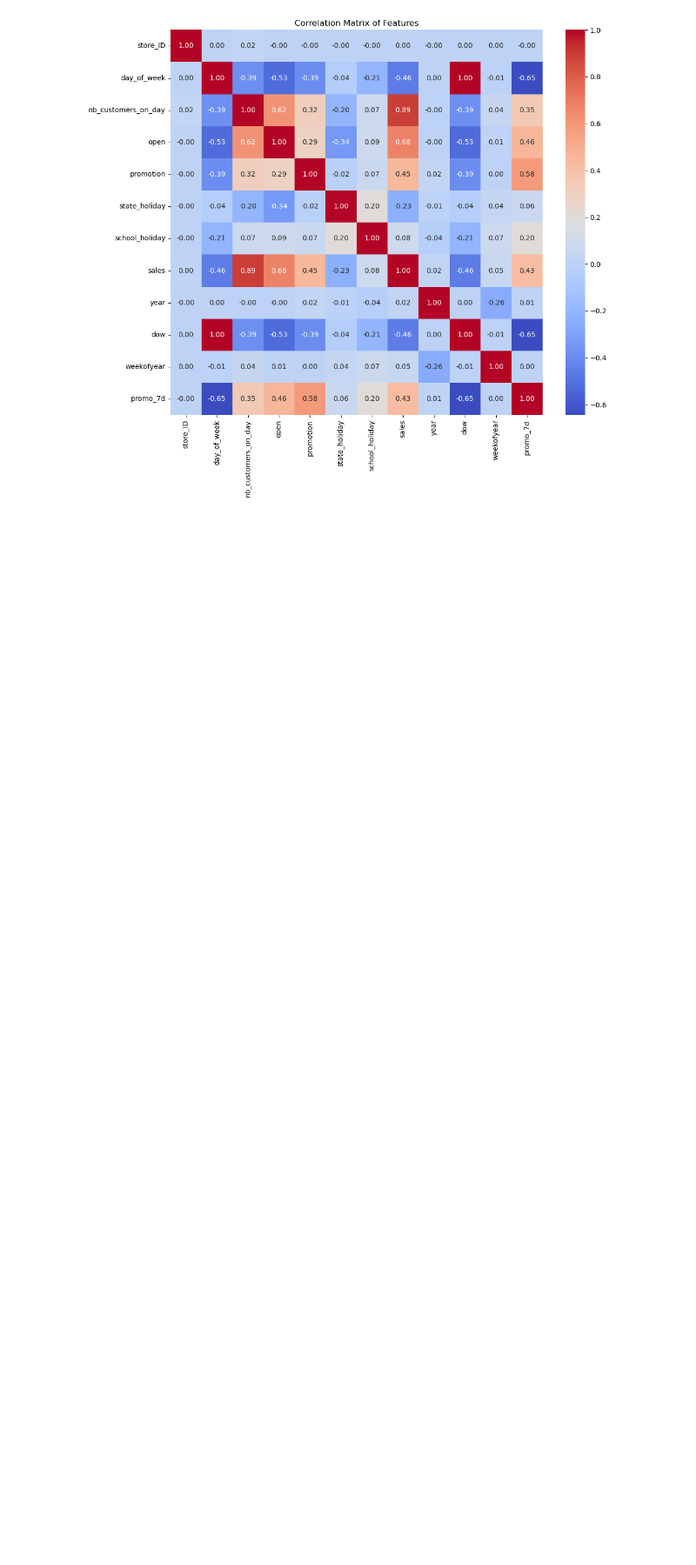
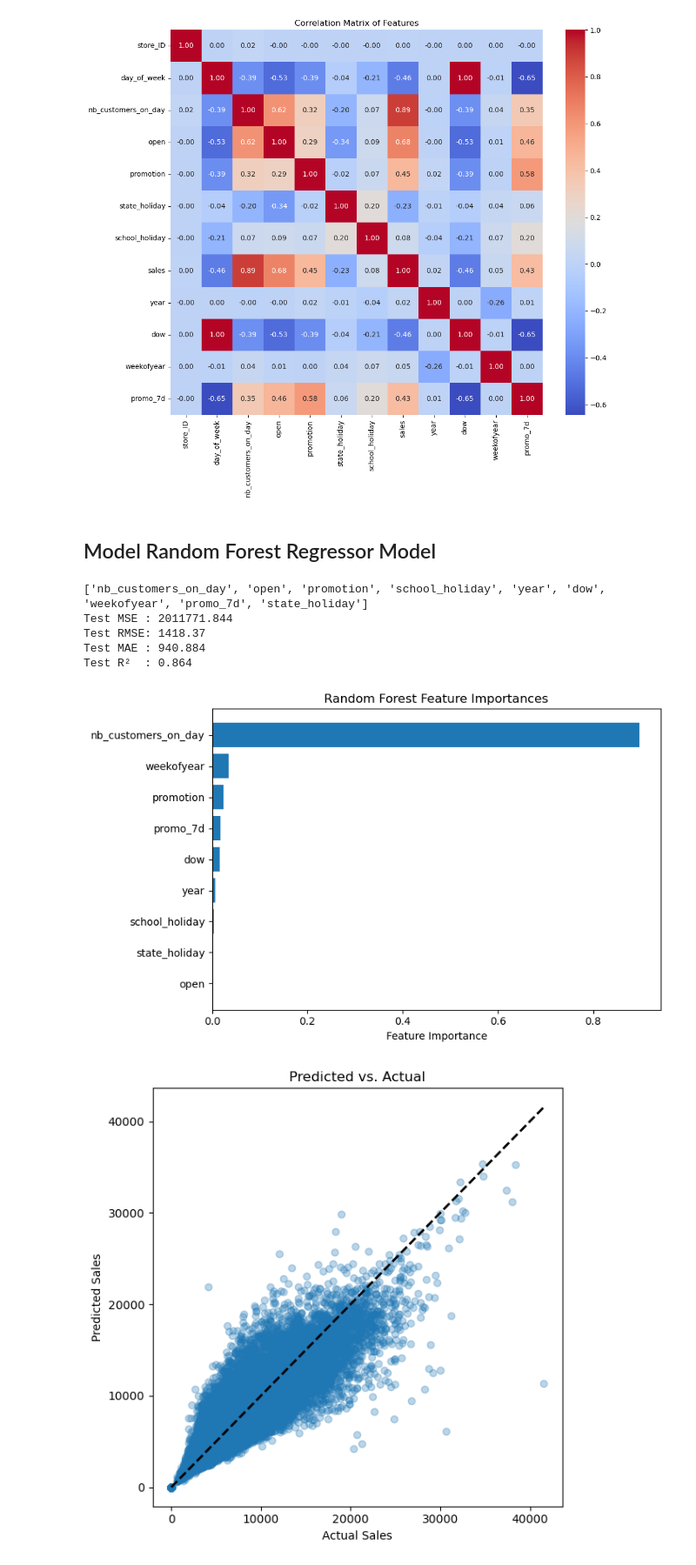
Before and after one commit to JeanDenisD/ironkaggle, a Jupyter notebook: ironkaggle_g4.ipynb, the cells around one changed output. Shown: that part at 87% size. Saved outputs shown, nothing was run; the diff lists cells and outputs as text; code cells hidden in the pictures; blank space fills up the shorter version.

Commit message:
Adding models: Random Frost Regressor mModel and XGBoost Model

```diff
--- a/ironkaggle_g4.ipynb
+++ b/ironkaggle_g4.ipynb
@@ -268,3 +268,5 @@ Dataframe with high correlates columns |corr| > 0.9
           col1 col2  corr
 0  day_of_week  dow   1.0
 [figure]
+# %% [markdown]
+## Model Random Forest Regressor Model
@@ -270,0 +419,22 @@ Dataframe with high correlates columns |corr| > 0.9
+# %%
+features = [
+    'nb_customers_on_day','open','promotion','school_holiday',
+    'year','dow','weekofyear','promo_7d','state_holiday'
+]
+
+print("Features : features")
+
+model, metrics, encoders = random_forest_analysis(
+    df=customer_data,
+    features=features,
+    target='sales',
+    cat_features=['state_holiday']
+)
+# %% [output]
+['nb_customers_on_day', 'open', 'promotion', 'school_holiday', 'year', 'dow', 'weekofyear', 'promo_7d', 'state_holiday']
+Test MSE : 2011771.844
+Test RMSE: 1418.37
+Test MAE : 940.884
+Test R²  : 0.864
+[figure, added]
+[figure, added]
```
Also changed, not shown: parts of 8 cells of this notebook.
